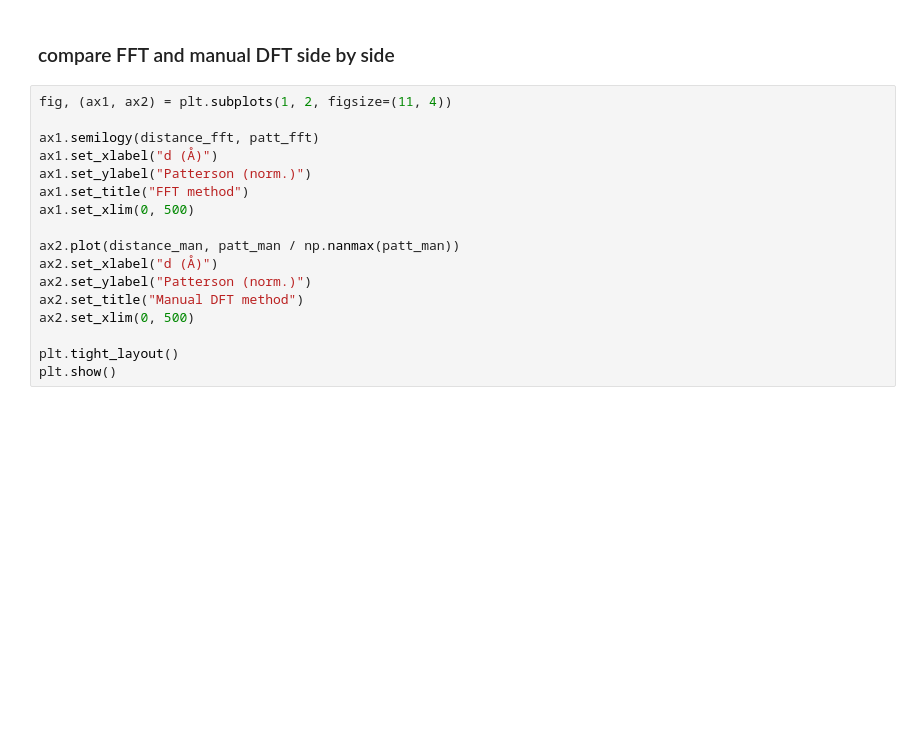
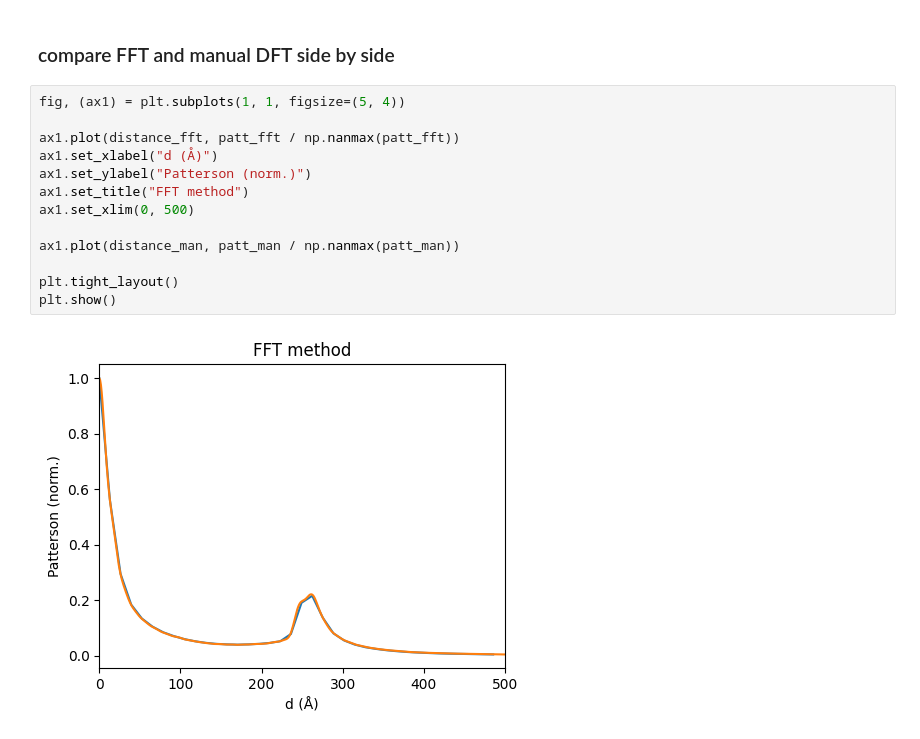
Before and after one commit to hgstei/patterson_xrr, a Jupyter notebook: example.ipynb, the cells around one changed output. Cells and saved outputs as stored; diff of their text form; blank space fills up the shorter version.

```diff
--- a/example.ipynb
+++ b/example.ipynb
@@ -52,19 +55,17 @@ distance_man, patt_man = patterson(
 # %% [markdown]
 ### compare FFT and manual DFT side by side
 # %%
-fig, (ax1, ax2) = plt.subplots(1, 2, figsize=(11, 4))
+fig, (ax1) = plt.subplots(1, 1, figsize=(5, 4))
 
-ax1.semilogy(distance_fft, patt_fft)
+ax1.plot(distance_fft, patt_fft / np.nanmax(patt_fft))
 ax1.set_xlabel("d (Å)")
 ax1.set_ylabel("Patterson (norm.)")
 ax1.set_title("FFT method")
 ax1.set_xlim(0, 500)
 
-ax2.plot(distance_man, patt_man / np.nanmax(patt_man))
-ax2.set_xlabel("d (Å)")
-ax2.set_ylabel("Patterson (norm.)")
-ax2.set_title("Manual DFT method")
-ax2.set_xlim(0, 500)
+ax1.plot(distance_man, patt_man / np.nanmax(patt_man))
 
 plt.tight_layout()
 plt.show()
+# %% [output]
+[figure, added]
```
Also changed, not shown: parts of 3 cells of this notebook, 2 other files.
